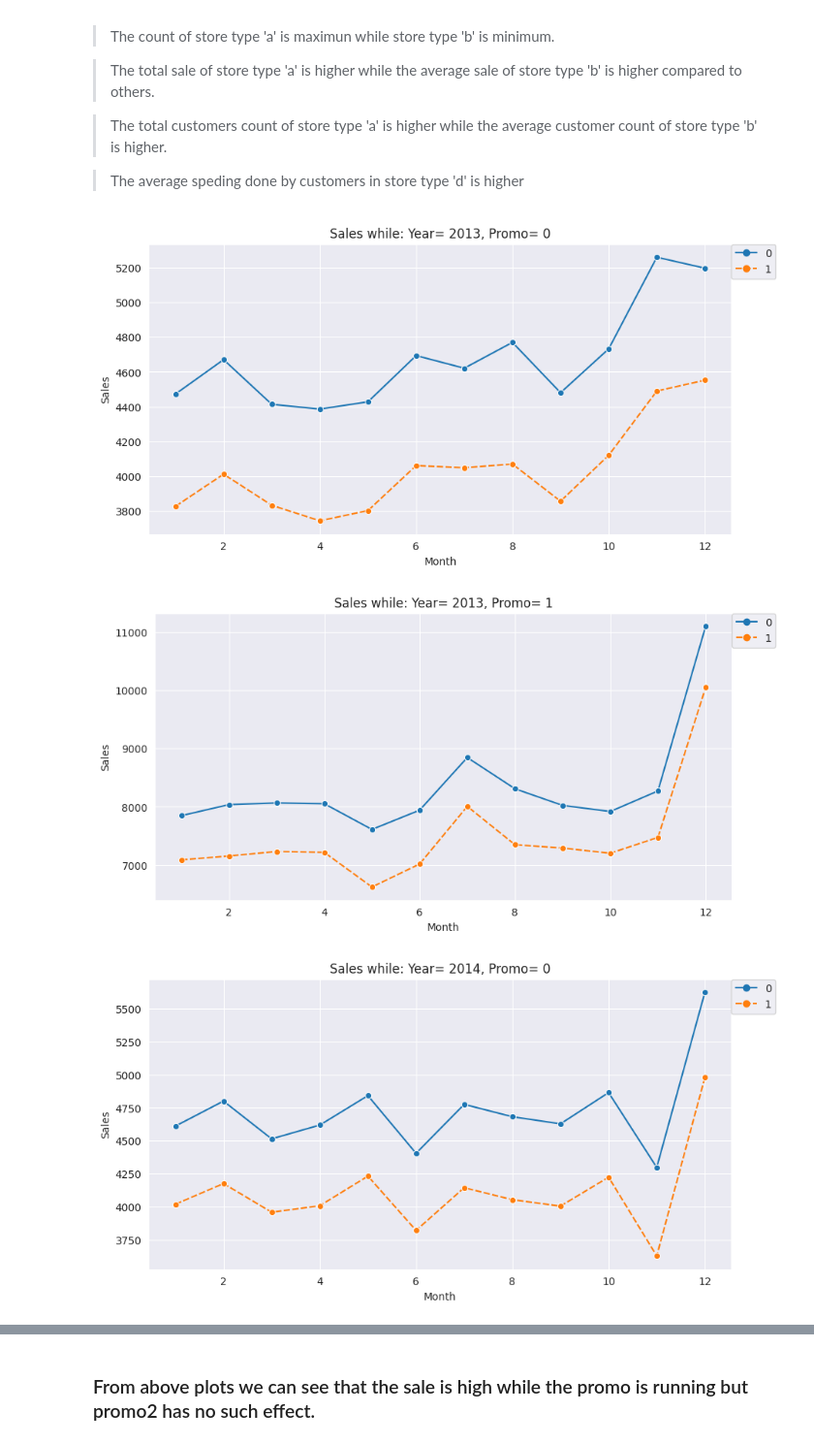
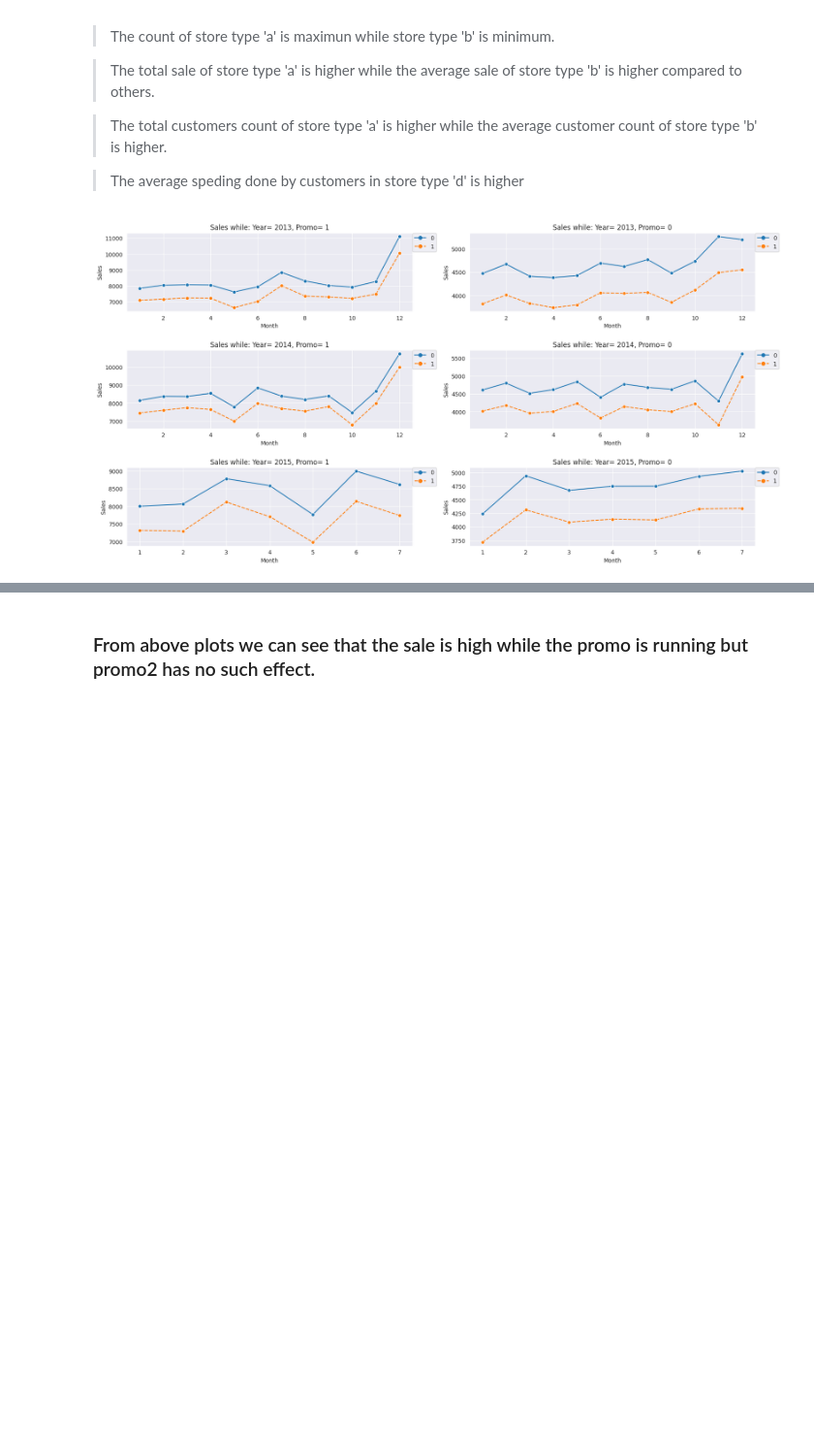
Before and after one commit to diptiranjan1998/Regression-Analysis-on-Retail-Sales-Prediction, a Jupyter notebook: Retail_sales_prediction.ipynb, the cells around one changed output, grey strips where cells are left out. Shown at 97% size. Saved outputs shown, nothing was run; the diff lists cells and outputs as text; code cells hidden in the pictures; blank space fills up the shorter version.

```diff
--- a/Retail_sales_prediction.ipynb
+++ b/Retail_sales_prediction.ipynb
@@ -547,16 +545,17 @@ plt.show()
 > The average speding done by customers in store type 'd' is higher
 # %%
 # Let's check the sales with respect to promo and promo2 for each year.
+index= 1
+plt.figure(figsize= (20,10))
 for i in sorted(df.Year.unique().tolist()):
-  yearwise_data= df[df['Year']== i]
-  for j in yearwise_data.Promo.unique().tolist():
-    promowise_data= yearwise_data[yearwise_data['Promo']== j]
-    plt.figure(figsize= (10, 5))
-    sns.lineplot(x= 'Month', y= 'Sales', data= promowise_data, hue= 'Promo2', ci= None, markers= 'o', style= 'Promo2')
-    plt.title(f"Sales while: Year= {i}, Promo= {j}")
-    plt.legend(bbox_to_anchor= (1,1), loc= 'upper left', borderaxespad=0)
-    plt.show()
+    for j in df.Promo.unique().tolist():
+      plt.subplot(3,2,index)
+      index +=1
+      yearwise_data= df[df['Year']== i]
+      promowise_data= yearwise_data[yearwise_data['Promo']== j]
+      sns.lineplot(x= 'Month', y= 'Sales', data= promowise_data, hue= 'Promo2', ci= None, markers= 'o', style= 'Promo2')
+      plt.title(f"Sales while: Year= {i}, Promo= {j}")
+      plt.legend(bbox_to_anchor= (1,1), loc= 'upper left', borderaxespad=0)
+      plt.subplots_adjust(hspace = 0.5, wspace= 0.2)
 # %% [output]
-[figure, old version]
+[figure, new version]
-[figure, removed]
-[figure, removed]
```
Also changed, not shown: parts of 8 cells of this notebook.
